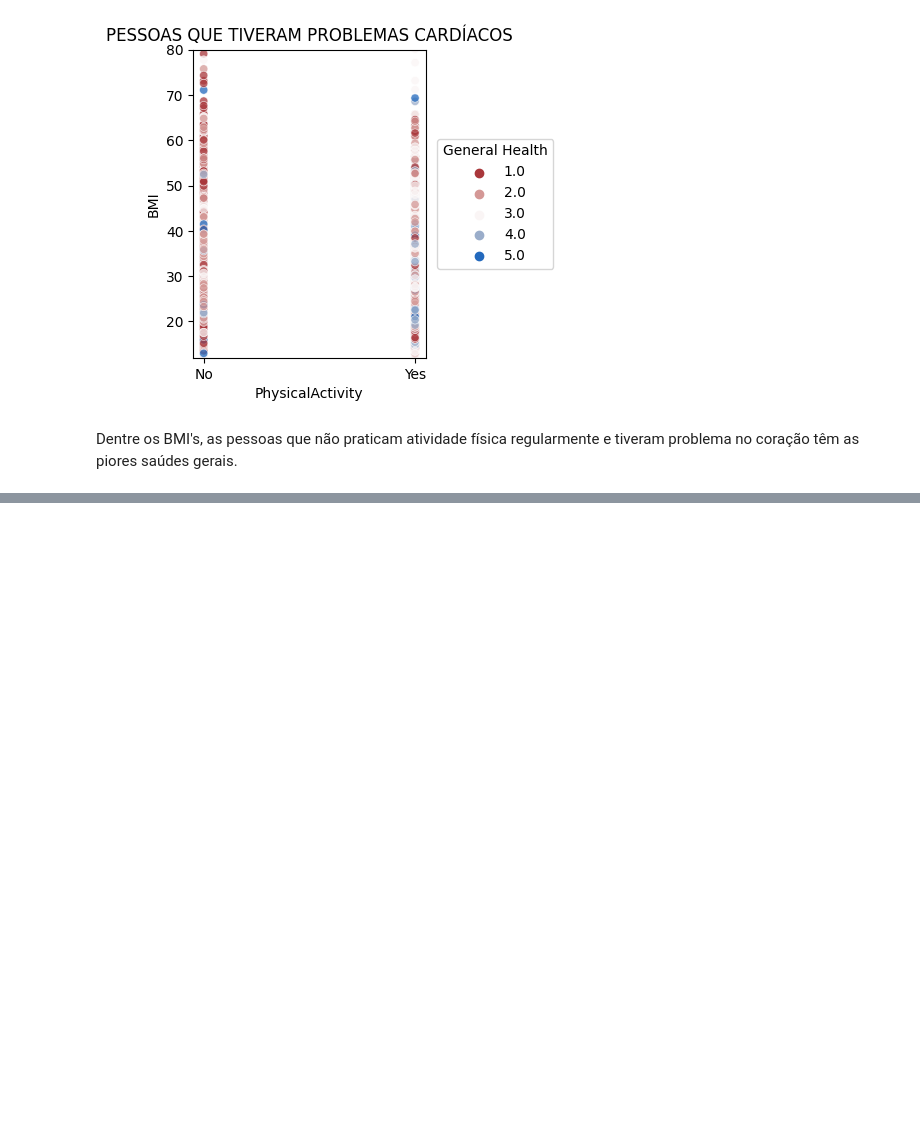
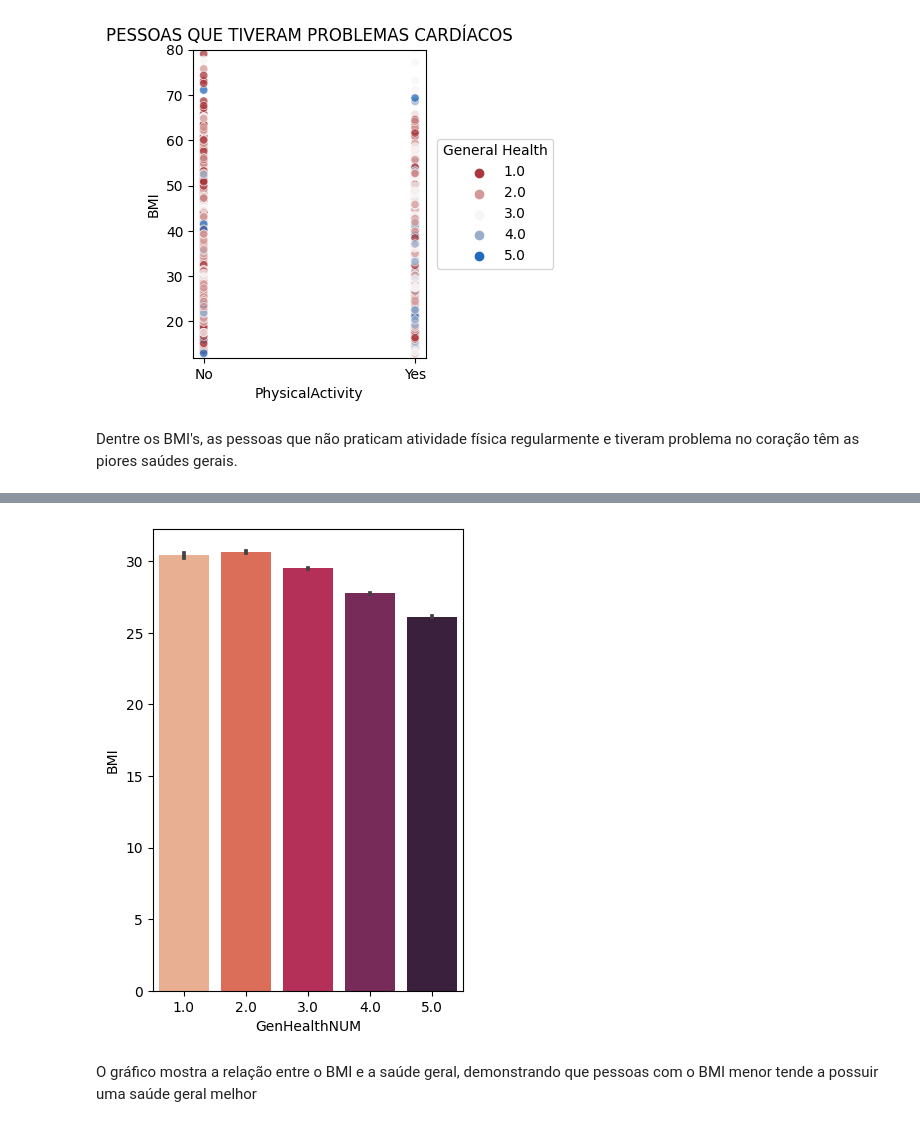
Before and after one commit to erlonL/Projeto-ICD, a Jupyter notebook: projeto.ipynb, the cells around one changed output, grey strips where cells are left out. Cells and saved outputs as stored; diff of their text form; code cells hidden in the pictures; blank space fills up the shorter version.

```diff
--- a/projeto.ipynb
+++ b/projeto.ipynb
@@ -417,0 +415,10 @@ Aqui se observa que as pessoas que não praticam atividade física regularmente
+# %%
+sns.barplot(data = df_numeric, x = "GenHealthNUM", y = "BMI", palette = "rocket_r")
+xtick_labels = ["Poor", "Fair", "Good", "Very good", "Excellent"]
+plt.gcf().set_size_inches(4, 6) # Define o tamanho da figura
+
+plt.show()
+# %% [output]
+[figure, added]
+# %% [markdown]
+O gráfico mostra a relação entre o BMI e a saúde geral, demonstrando que pessoas com o BMI menor tende a possuir uma saúde geral melhor
```
Also changed, not shown: parts of 4 cells of this notebook.
